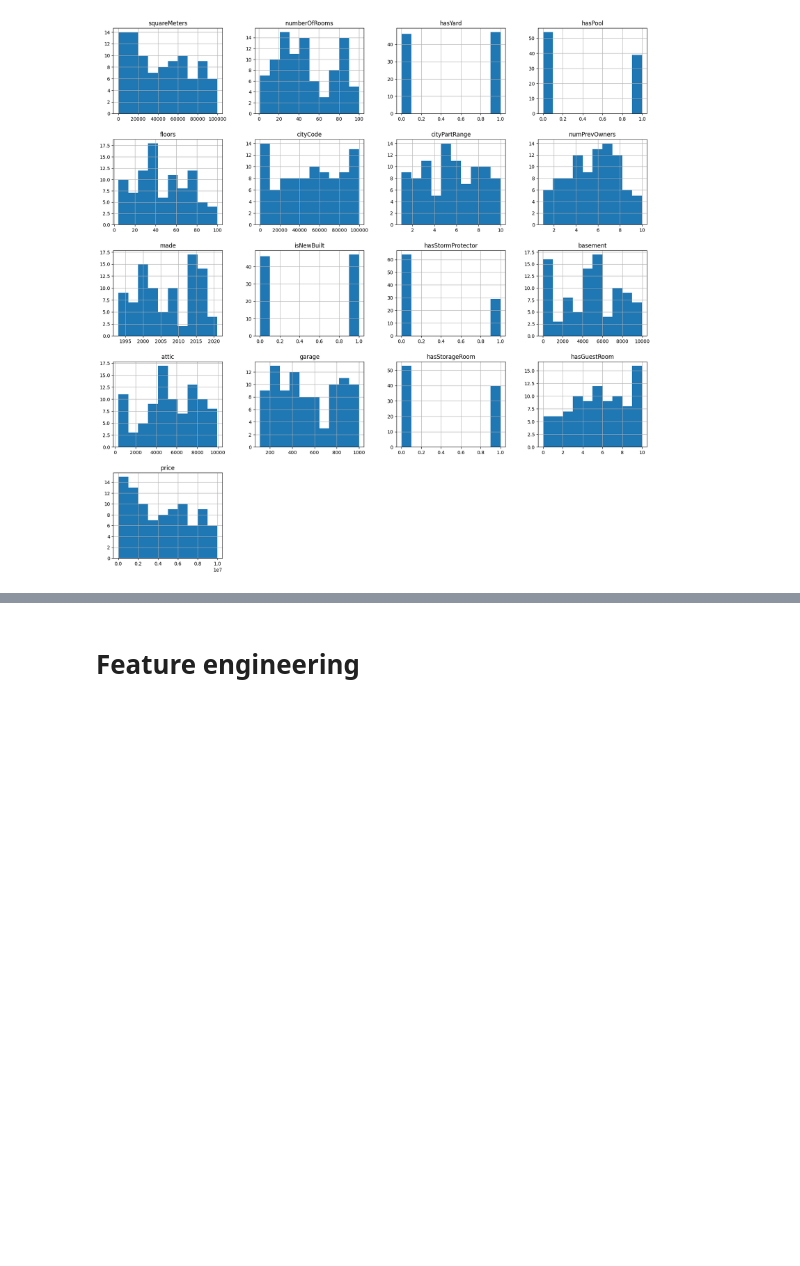
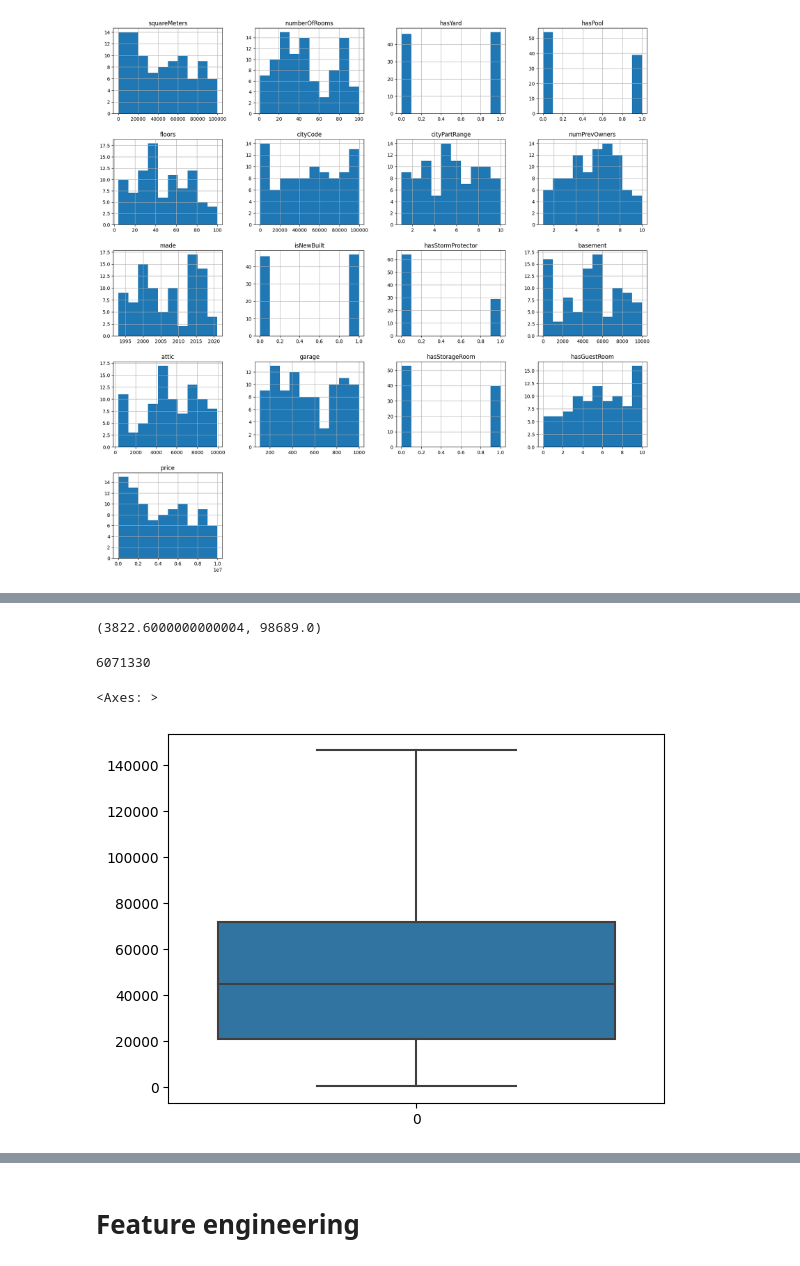
Before and after one commit to PashaIanko/Kaggle.ParisHousingPrices, a Jupyter notebook: 0_baseline_training.ipynb, the cells around one changed output, grey strips where cells are left out. Saved outputs shown, nothing was run; the diff lists cells and outputs as text; code cells hidden in the pictures; blank space fills up the shorter version.

```diff
--- a/0_baseline_training.ipynb
+++ b/0_baseline_training.ipynb
@@ -341,0 +347,15 @@ _ = df_exploration.hist(ax=ax)
+# %%
+df_train['squareMeters'].quantile(0.05), df_train['squareMeters'].quantile(0.99)
+# %% [output]
+(3822.6000000000004, 98689.0)
+# %%
+df_train['squareMeters'].max()
+# %% [output]
+6071330
+# %%
+sns.boxplot(
+    df_train.loc[df_train['squareMeters'] < 6071329]['squareMeters'].values
+)
+# %% [output]
+<Axes: >
+[figure, added]
```
Also changed, not shown: parts of 20 cells of this notebook.
